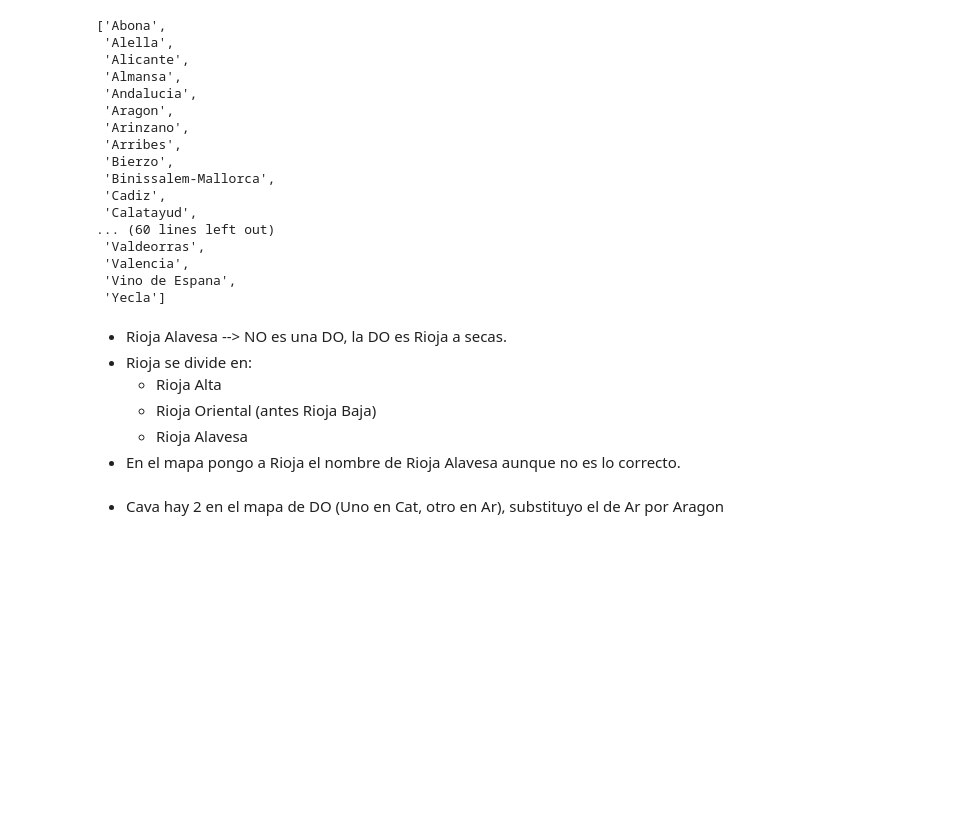
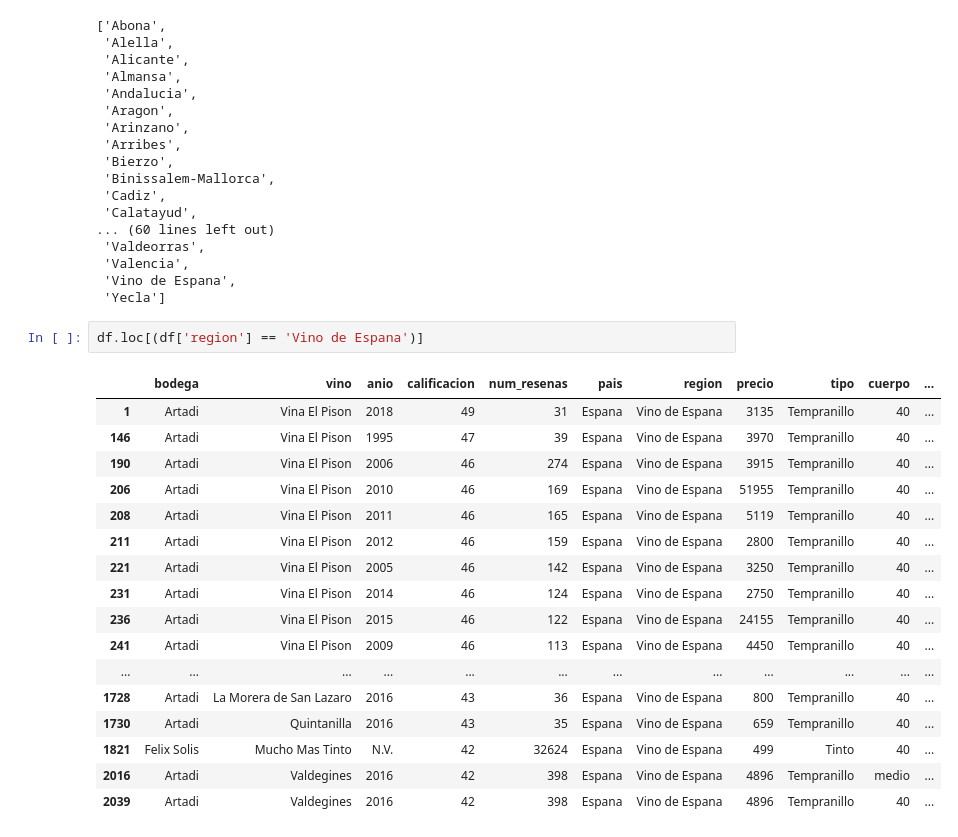
Before and after one commit to NataliaHerrera-DA/proyecto-da-promo-60-modulo-4-team-1, a Jupyter notebook: ETL.ipynb, the cells around one changed output. Saved outputs shown, nothing was run; the diff lists cells and outputs as text; blank space fills up the shorter version.

```diff
--- a/ETL.ipynb
+++ b/ETL.ipynb
@@ -714,12 +638,23 @@ sorted(df['region'].unique().tolist())
  'Valencia',
  'Vino de Espana',
  'Yecla']
-# %% [markdown]
-- Rioja Alavesa --> NO es una DO, la DO es Rioja a secas.
-- Rioja se divide en:
-    - Rioja Alta
-    - Rioja Oriental (antes Rioja Baja)
-    - Rioja Alavesa
-- En el mapa pongo a Rioja el nombre de Rioja Alavesa aunque no es lo correcto.
-# %% [markdown]
-- Cava hay 2 en el mapa de DO (Uno en Cat, otro en Ar), substituyo el de Ar por Aragon
+# %%
+df.loc[(df['region'] == 'Vino de Espana')]
+# %% [output]
+|  | bodega | vino | anio | calificacion | num_resenas | pais | region | precio | tipo | cuerpo | ... |
+| 1 | Artadi | Vina El Pison | 2018 | 49 | 31 | Espana | Vino de Espana | 3135 | Tempranillo | 40 | ... |
+| 146 | Artadi | Vina El Pison | 1995 | 47 | 39 | Espana | Vino de Espana | 3970 | Tempranillo | 40 | ... |
+| 190 | Artadi | Vina El Pison | 2006 | 46 | 274 | Espana | Vino de Espana | 3915 | Tempranillo | 40 | ... |
+| 206 | Artadi | Vina El Pison | 2010 | 46 | 169 | Espana | Vino de Espana | 51955 | Tempranillo | 40 | ... |
+| 208 | Artadi | Vina El Pison | 2011 | 46 | 165 | Espana | Vino de Espana | 5119 | Tempranillo | 40 | ... |
+| 211 | Artadi | Vina El Pison | 2012 | 46 | 159 | Espana | Vino de Espana | 2800 | Tempranillo | 40 | ... |
+| 221 | Artadi | Vina El Pison | 2005 | 46 | 142 | Espana | Vino de Espana | 3250 | Tempranillo | 40 | ... |
+| 231 | Artadi | Vina El Pison | 2014 | 46 | 124 | Espana | Vino de Espana | 2750 | Tempranillo | 40 | ... |
+| 236 | Artadi | Vina El Pison | 2015 | 46 | 122 | Espana | Vino de Espana | 24155 | Tempranillo | 40 | ... |
+| 241 | Artadi | Vina El Pison | 2009 | 46 | 113 | Espana | Vino de Espana | 4450 | Tempranillo | 40 | ... |
+| ... | ... | ... | ... | ... | ... | ... | ... | ... | ... | ... | ... |
+| 1728 | Artadi | La Morera de San Lazaro | 2016 | 43 | 36 | Espana | Vino de Espana | 800 | Tempranillo | 40 | ... |
+| 1730 | Artadi | Quintanilla | 2016 | 43 | 35 | Espana | Vino de Espana | 659 | Tempranillo | 40 | ... |
+| 1821 | Felix Solis | Mucho Mas Tinto | N.V. | 42 | 32624 | Espana | Vino de Espana | 499 | Tinto | 40 | ... |
+| 2016 | Artadi | Valdegines | 2016 | 42 | 398 | Espana | Vino de Espana | 4896 | Tempranillo | medio | ... |
+| 2039 | Artadi | Valdegines | 2016 | 42 | 398 | Espana | Vino de Espana | 4896 | Tempranillo | 40 | ... |
```
Also changed, not shown: parts of 5 cells of this notebook, 3 other files.
